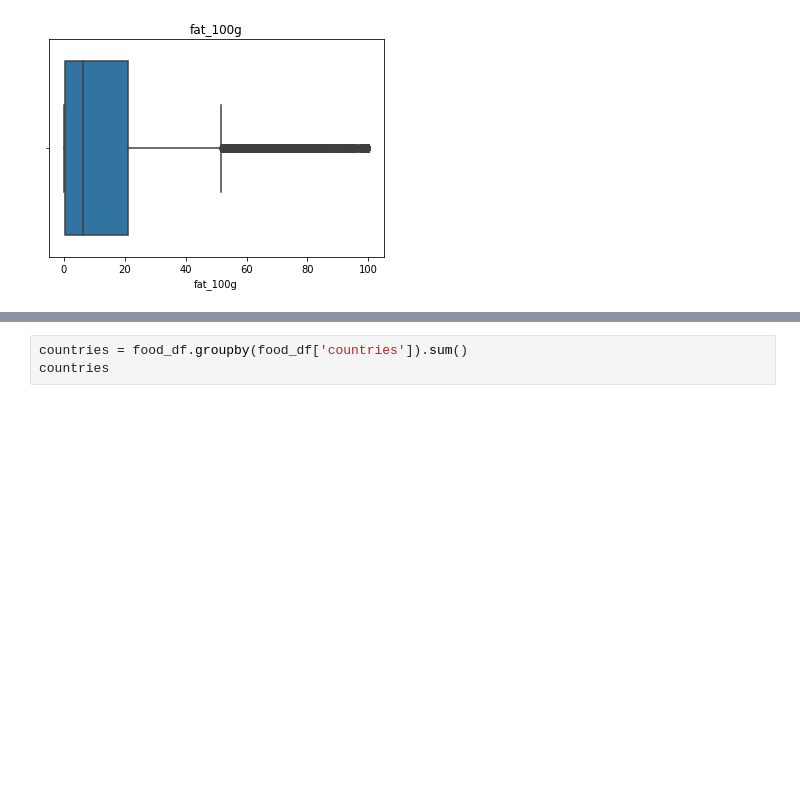
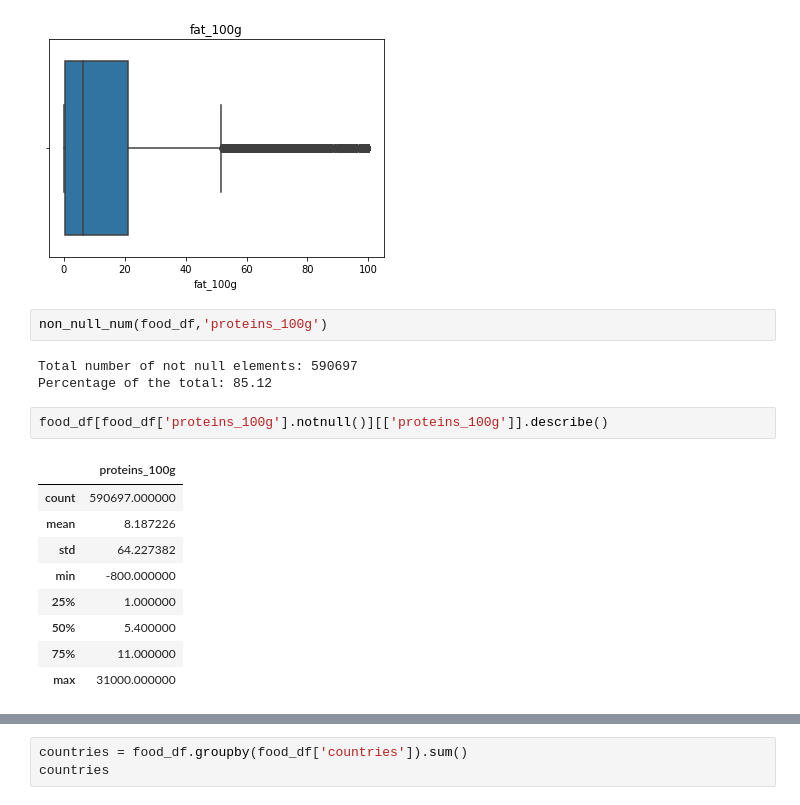
Before and after one commit to celine-y/open_food_facts, a Jupyter notebook: project.ipynb, the cells around one changed output, grey strips where cells are left out. Saved outputs shown, nothing was run; the diff lists cells and outputs as text; blank space fills up the shorter version.

```diff
--- a/project.ipynb
+++ b/project.ipynb
@@ -202,3 +204,20 @@ Name: fat_100g, dtype: float64
 plot_boxplot(food_df,'fat_100g')
 # %% [output]
 [figure]
+# %%
+non_null_num(food_df,'proteins_100g')
+# %% [output]
+Total number of not null elements: 590697
+Percentage of the total: 85.12
+# %%
+food_df[food_df['proteins_100g'].notnull()][['proteins_100g']].describe()
+# %% [output]
+|  | proteins_100g |
+| count | 590697.000000 |
+| mean | 8.187226 |
+| std | 64.227382 |
+| min | -800.000000 |
+| 25% | 1.000000 |
+| 50% | 5.400000 |
+| 75% | 11.000000 |
+| max | 31000.000000 |
```
Also changed, not shown: parts of 5 cells of this notebook.
